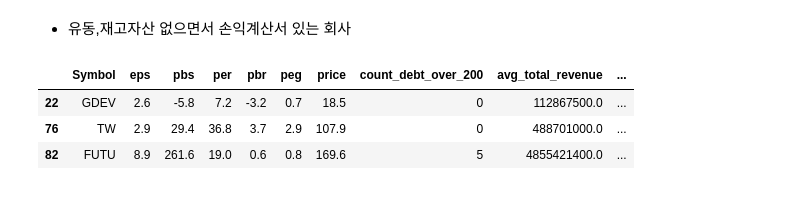
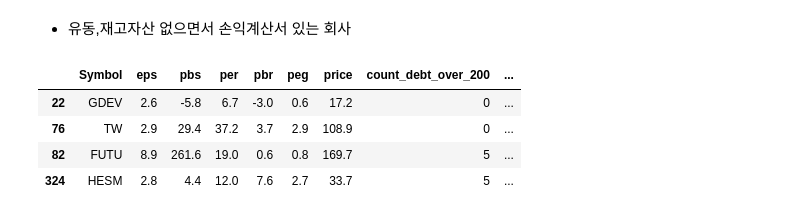
Before and after one commit to cbyangel/MacroEconomy, a Jupyter notebook: notebooks/10.가치주_US.ipynb, the cells around one changed output. Saved outputs shown, nothing was run; the diff lists cells and outputs as text; code cells hidden in the pictures.

```diff
--- a/notebooks/10.가치주_US.ipynb
+++ b/notebooks/10.가치주_US.ipynb
@@ -605,9 +372,11 @@ for ticker in list_no_bs_fin_tickers:
 # %%
+dict_no_bs_fin_tickers_report = calc_indicator(dict_us_stocks, list_no_bs_fin_tickers, 'no_bs_fin')
 df_no_bs_fin_report = pd.DataFrame(dict_no_bs_fin_tickers_report)
 df_no_bs_fin_report[(df_no_bs_fin_report['is_inc_net_income'] == True) & (df_no_bs_fin_report['is_inc_dividends'] == True) ]
                       # & (df_no_bs_no_fin_report['per'] <= 10) & (df_no_bs_no_fin_report['pbr'] <= 1) ]
 # %% [output]
-|  | Symbol | eps | pbs | per | pbr | peg | price | count_debt_over_200 | avg_total_revenue | ... |
-| 22 | GDEV | 2.6 | -5.8 | 7.2 | -3.2 | 0.7 | 18.5 | 0 | 112867500.0 | ... |
-| 76 | TW | 2.9 | 29.4 | 36.8 | 3.7 | 2.9 | 107.9 | 0 | 488701000.0 | ... |
-| 82 | FUTU | 8.9 | 261.6 | 19.0 | 0.6 | 0.8 | 169.6 | 5 | 4855421400.0 | ... |
+|  | Symbol | eps | pbs | per | pbr | peg | price | count_debt_over_200 | ... |
+| 22 | GDEV | 2.6 | -5.8 | 6.7 | -3.0 | 0.6 | 17.2 | 0 | ... |
+| 76 | TW | 2.9 | 29.4 | 37.2 | 3.7 | 2.9 | 108.9 | 0 | ... |
+| 82 | FUTU | 8.9 | 261.6 | 19.0 | 0.6 | 0.8 | 169.7 | 5 | ... |
+| 324 | HESM | 2.8 | 4.4 | 12.0 | 7.6 | 2.7 | 33.7 | 5 | ... |
```
Also changed, not shown: parts of 11 cells of this notebook, 1 other file.
